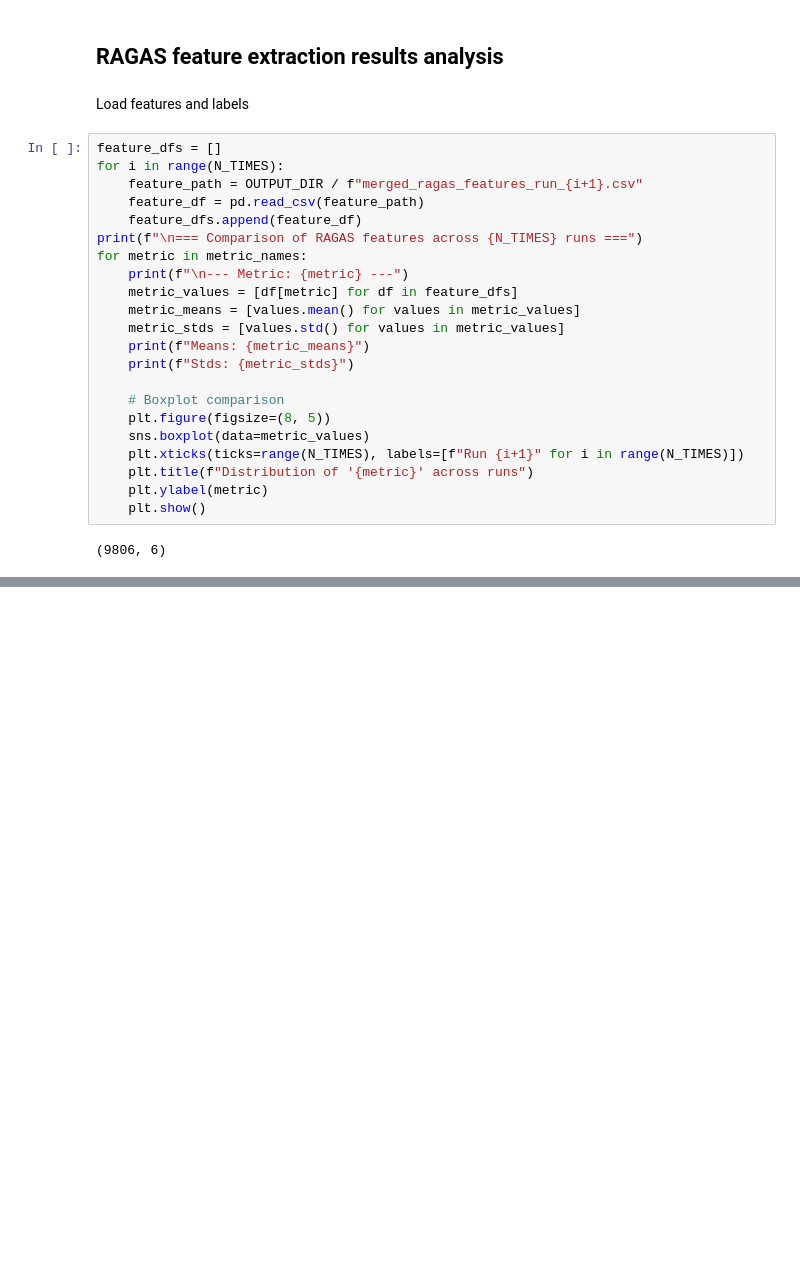
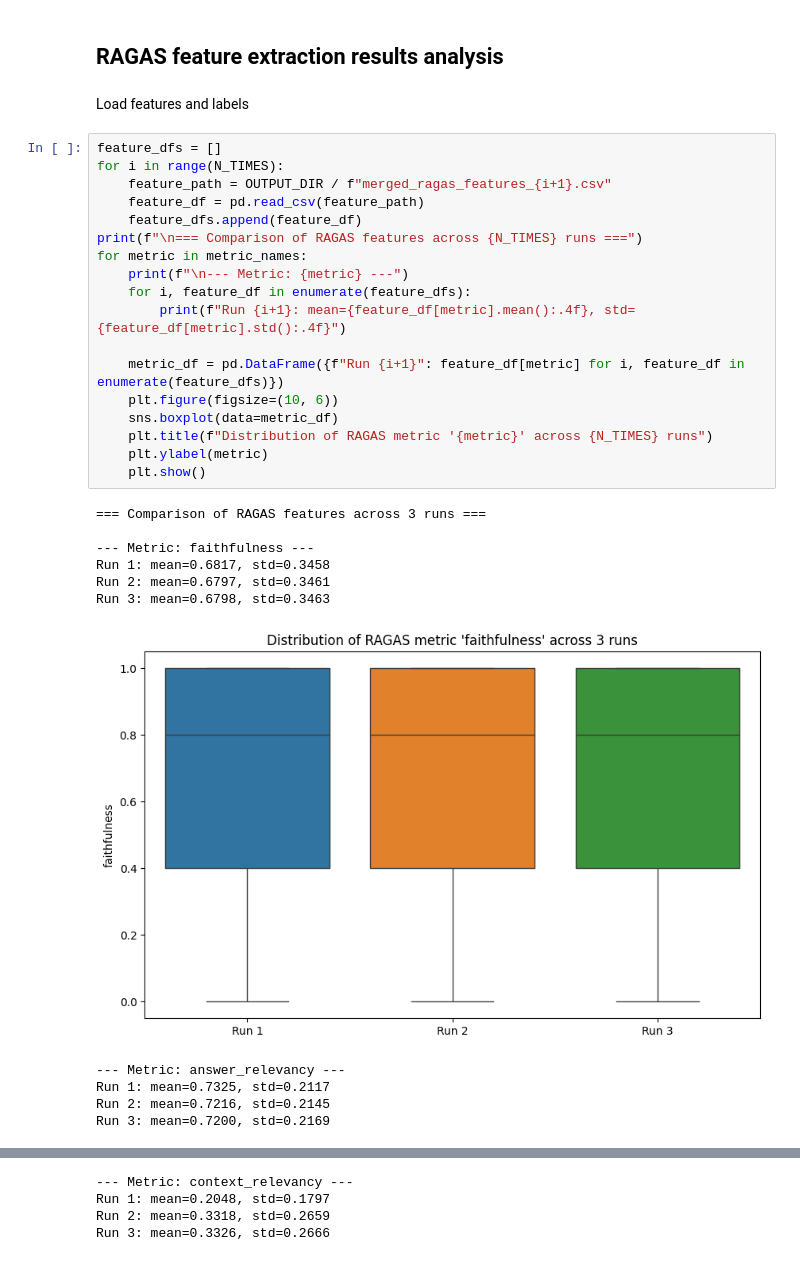
Before and after one commit to Htaaxx/ragas-evaluation, a Jupyter notebook: notebooks/3.2a_ragas-feature-extraction.ipynb, the cells around one changed output, grey strips where cells are left out. Drawn from its saved outputs; the diff is of its cells as text; blank space fills up the shorter version.

Commit message:
ragas run 3, comparision 3 runs

```diff
--- a/notebooks/3.2a_ragas-feature-extraction.ipynb
+++ b/notebooks/3.2a_ragas-feature-extraction.ipynb
@@ -178,24 +162,30 @@ Load features and labels
 # %%
 feature_dfs = []
 for i in range(N_TIMES):
-    feature_path = OUTPUT_DIR / f"merged_ragas_features_run_{i+1}.csv"
+    feature_path = OUTPUT_DIR / f"merged_ragas_features_{i+1}.csv"
     feature_df = pd.read_csv(feature_path)
     feature_dfs.append(feature_df)
 print(f"\n=== Comparison of RAGAS features across {N_TIMES} runs ===")
 for metric in metric_names:
     print(f"\n--- Metric: {metric} ---")
-    metric_values = [df[metric] for df in feature_dfs]
-    metric_means = [values.mean() for values in metric_values]
-    metric_stds = [values.std() for values in metric_values]
-    print(f"Means: {metric_means}")
-    print(f"Stds: {metric_stds}")
+    for i, feature_df in enumerate(feature_dfs):
+        print(f"Run {i+1}: mean={feature_df[metric].mean():.4f}, std={feature_df[metric].std():.4f}")
 
-    # Boxplot comparison
-    plt.figure(figsize=(8, 5))
-    sns.boxplot(data=metric_values)
-    plt.xticks(ticks=range(N_TIMES), labels=[f"Run {i+1}" for i in range(N_TIMES)])
-    plt.title(f"Distribution of '{metric}' across runs")
+    metric_df = pd.DataFrame({f"Run {i+1}": feature_df[metric] for i, feature_df in enumerate(feature_dfs)})
+    plt.figure(figsize=(10, 6))
+    sns.boxplot(data=metric_df)
+    plt.title(f"Distribution of RAGAS metric '{metric}' across {N_TIMES} runs")
     plt.ylabel(metric)
     plt.show()
 # %% [output]
-(9806, 6)
+=== Comparison of RAGAS features across 3 runs ===
+
+--- Metric: faithfulness ---
+Run 1: mean=0.6817, std=0.3458
+Run 2: mean=0.6797, std=0.3461
+Run 3: mean=0.6798, std=0.3463
+[figure, added]
+--- Metric: answer_relevancy ---
+Run 1: mean=0.7325, std=0.2117
+Run 2: mean=0.7216, std=0.2145
+Run 3: mean=0.7200, std=0.2169
@@ -201,0 +193,4 @@ for metric in metric_names:
+--- Metric: context_relevancy ---
+Run 1: mean=0.2048, std=0.1797
+Run 2: mean=0.3318, std=0.2659
+Run 3: mean=0.3326, std=0.2666
```
Also changed, not shown: parts of 2 cells of this notebook, 2 other files.
